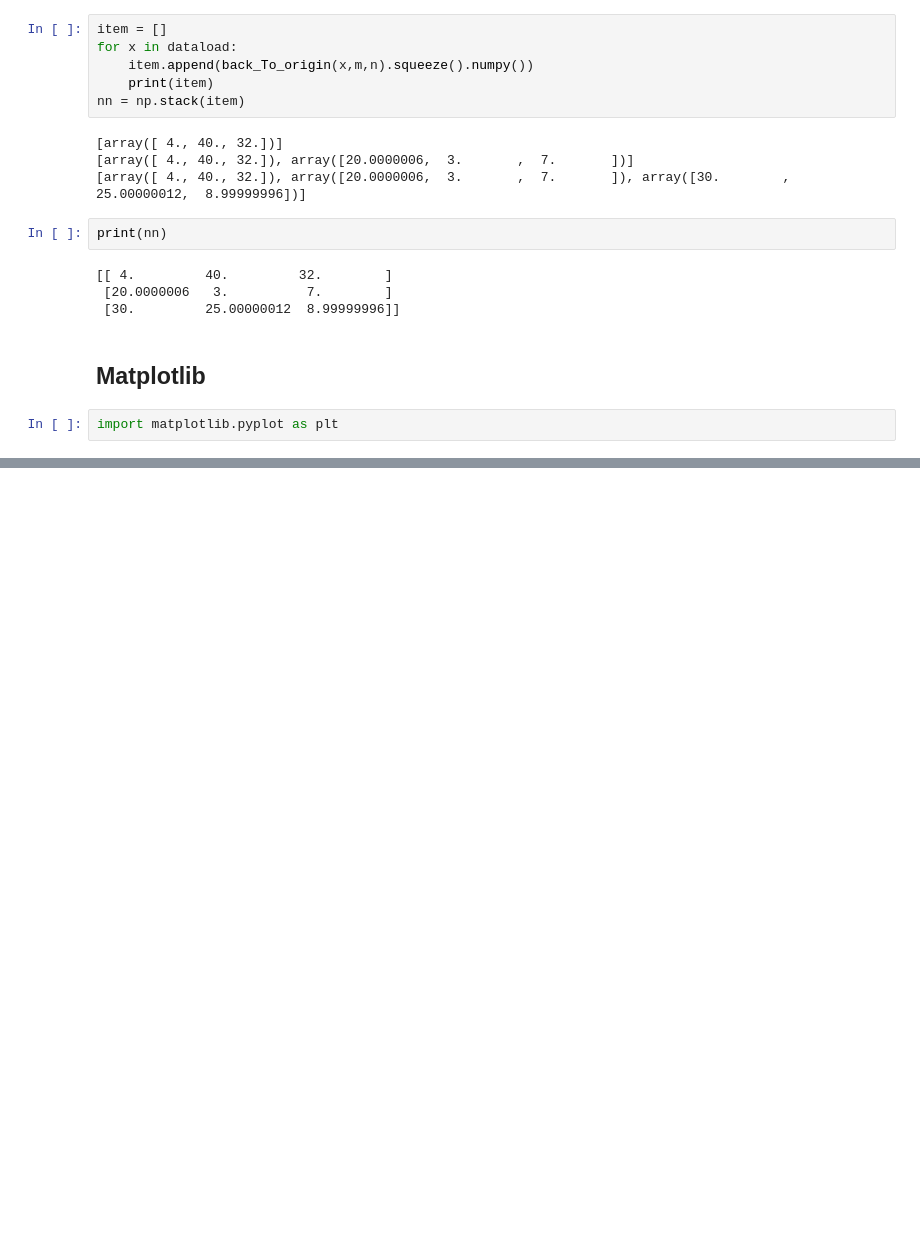
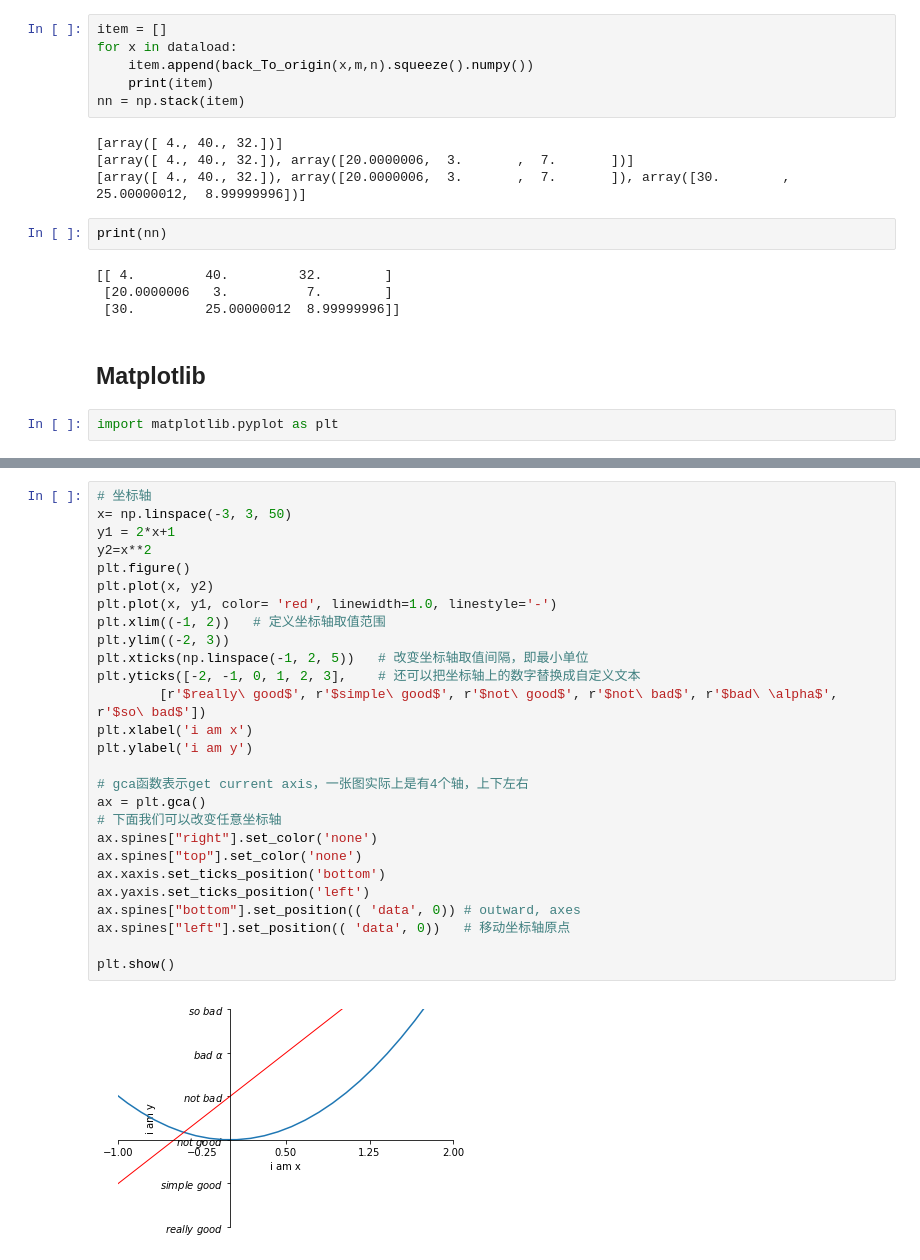
Before and after one commit to Rogerlv51/FOR-STUDY, a Jupyter notebook: 基础复习.ipynb, the cells around one changed output, grey strips where cells are left out. Saved outputs shown, nothing was run; the diff lists cells and outputs as text; blank space fills up the shorter version.

```diff
--- a/基础复习.ipynb
+++ b/基础复习.ipynb
@@ -57,0 +72,29 @@ import matplotlib.pyplot as plt
+# %%
+# 坐标轴
+x= np.linspace(-3, 3, 50)
+y1 = 2*x+1
+y2=x**2
+plt.figure()
+plt.plot(x, y2)
+plt.plot(x, y1, color= 'red', linewidth=1.0, linestyle='-')
+plt.xlim((-1, 2))   # 定义坐标轴取值范围
+plt.ylim((-2, 3))
+plt.xticks(np.linspace(-1, 2, 5))   # 改变坐标轴取值间隔，即最小单位
+plt.yticks([-2, -1, 0, 1, 2, 3],    # 还可以把坐标轴上的数字替换成自定义文本
+        [r'$really\ good$', r'$simple\ good$', r'$not\ good$', r'$not\ bad$', r'$bad\ \alpha$', r'$so\ bad$'])
+plt.xlabel('i am x')
+plt.ylabel('i am y')
+
+# gca函数表示get current axis，一张图实际上是有4个轴，上下左右
+ax = plt.gca()
+# 下面我们可以改变任意坐标轴
+ax.spines["right"].set_color('none')
+ax.spines["top"].set_color('none')
+ax.xaxis.set_ticks_position('bottom')
+ax.yaxis.set_ticks_position('left')
+ax.spines["bottom"].set_position(( 'data', 0)) # outward, axes
+ax.spines["left"].set_position(( 'data', 0))   # 移动坐标轴原点
+
+plt.show()
+# %% [output]
+[figure, added]
```
Also changed, not shown: parts of 4 cells of this notebook.
